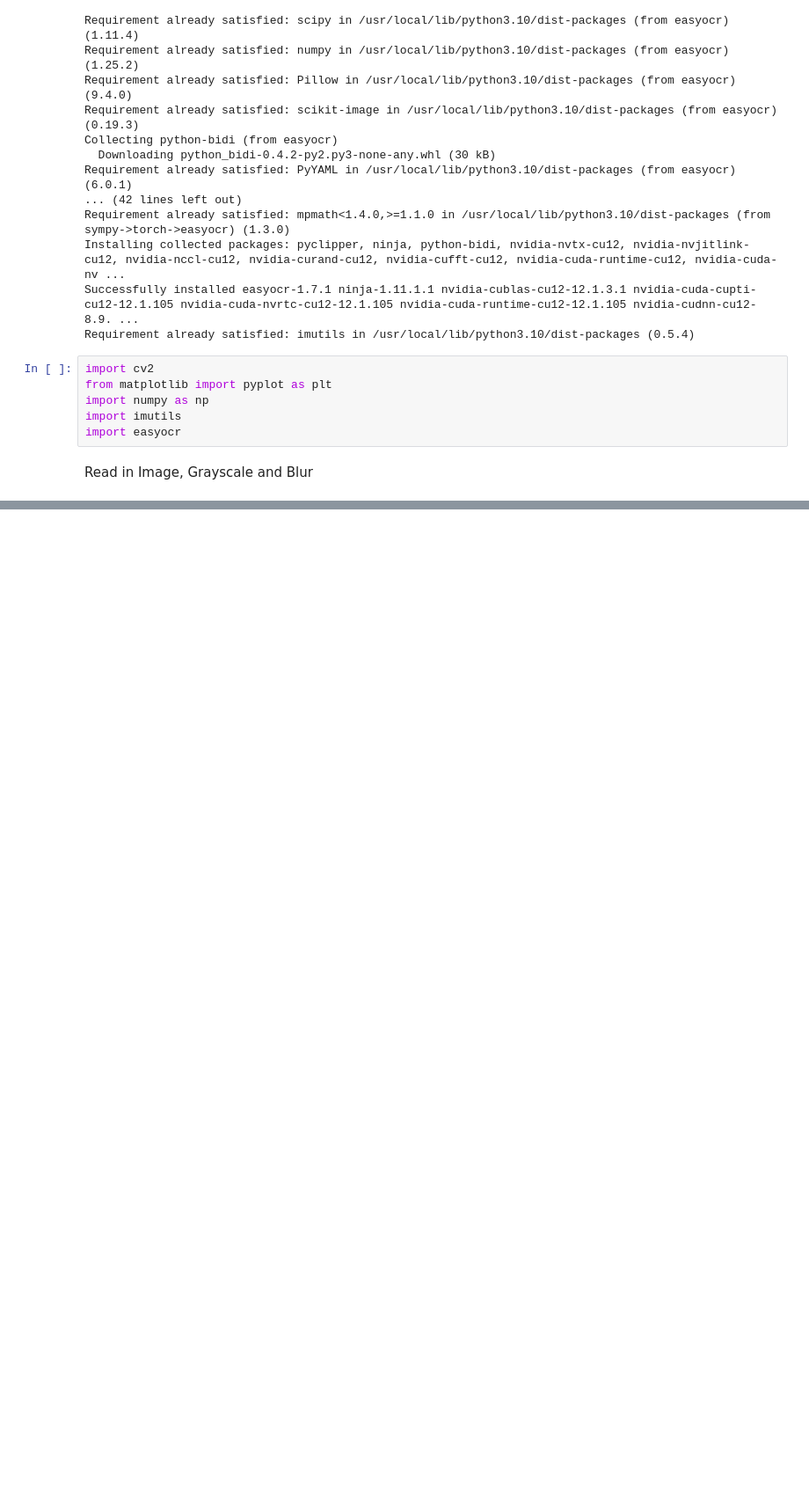
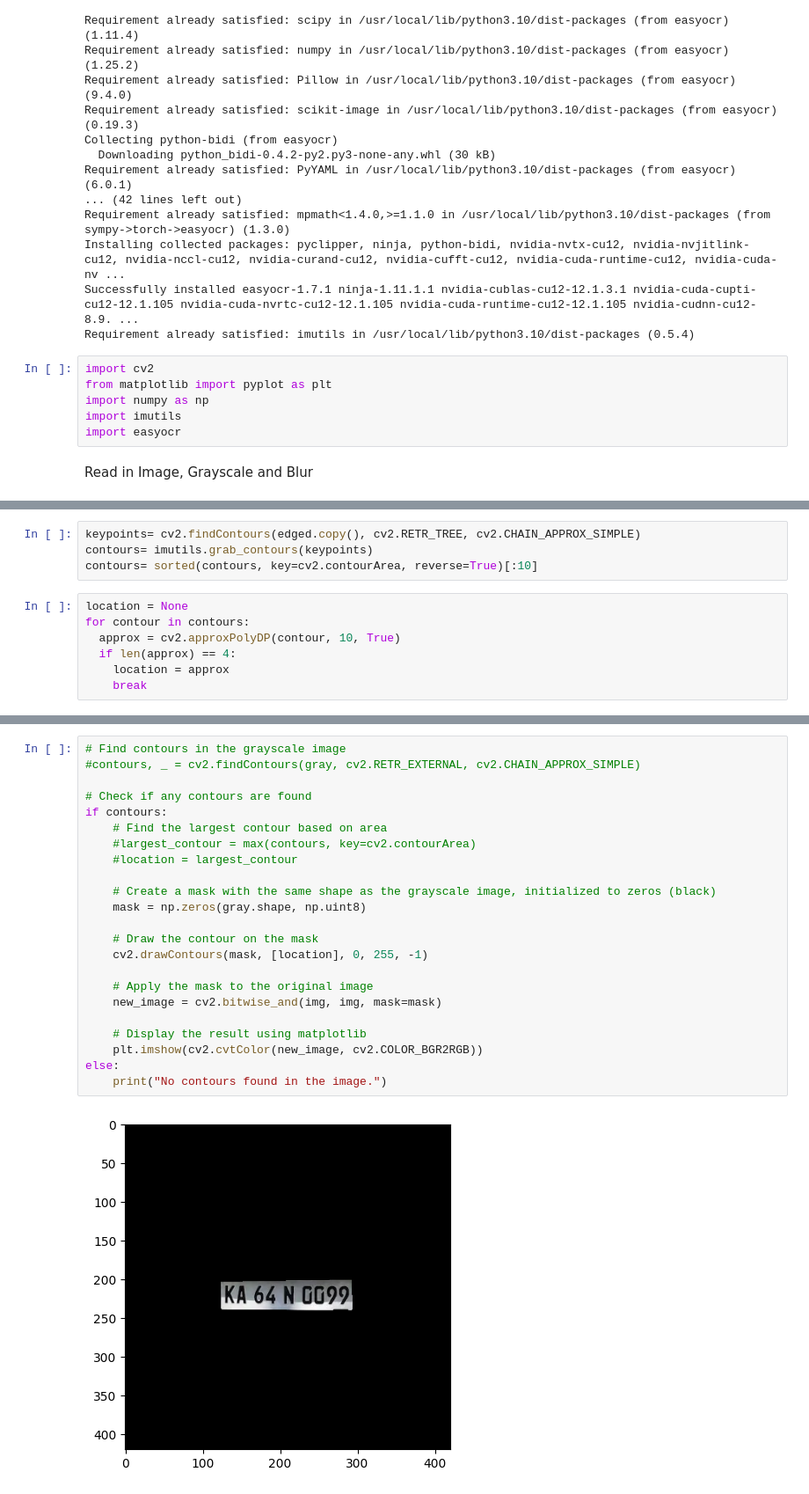
Before and after one commit to geopr2030/ANPR, a Jupyter notebook: ANPR.ipynb, the cells around one changed output, grey strips where cells are left out. Shown at 88% size. Cells and saved outputs as stored; diff of their text form; blank space fills up the shorter version.

```diff
--- a/ANPR.ipynb
+++ b/ANPR.ipynb
@@ -33,0 +55,11 @@ img=cv2.imread('')
+# %%
+keypoints= cv2.findContours(edged.copy(), cv2.RETR_TREE, cv2.CHAIN_APPROX_SIMPLE)
+contours= imutils.grab_contours(keypoints)
+contours= sorted(contours, key=cv2.contourArea, reverse=True)[:10]
+# %%
+location = None
+for contour in contours:
+  approx = cv2.approxPolyDP(contour, 10, True)
+  if len(approx) == 4:
+    location = approx
+    break
@@ -33,0 +76,25 @@ img=cv2.imread('')
+# %%
+# Find contours in the grayscale image
+#contours, _ = cv2.findContours(gray, cv2.RETR_EXTERNAL, cv2.CHAIN_APPROX_SIMPLE)
+
+# Check if any contours are found
+if contours:
+    # Find the largest contour based on area
+    #largest_contour = max(contours, key=cv2.contourArea)
+    #location = largest_contour
+
+    # Create a mask with the same shape as the grayscale image, initialized to zeros (black)
+    mask = np.zeros(gray.shape, np.uint8)
+
+    # Draw the contour on the mask
+    cv2.drawContours(mask, [location], 0, 255, -1)
+
+    # Apply the mask to the original image
+    new_image = cv2.bitwise_and(img, img, mask=mask)
+
+    # Display the result using matplotlib
+    plt.imshow(cv2.cvtColor(new_image, cv2.COLOR_BGR2RGB))
+else:
+    print("No contours found in the image.")
+# %% [output]
+[figure, added]
```
Also changed, not shown: parts of 13 cells of this notebook.
